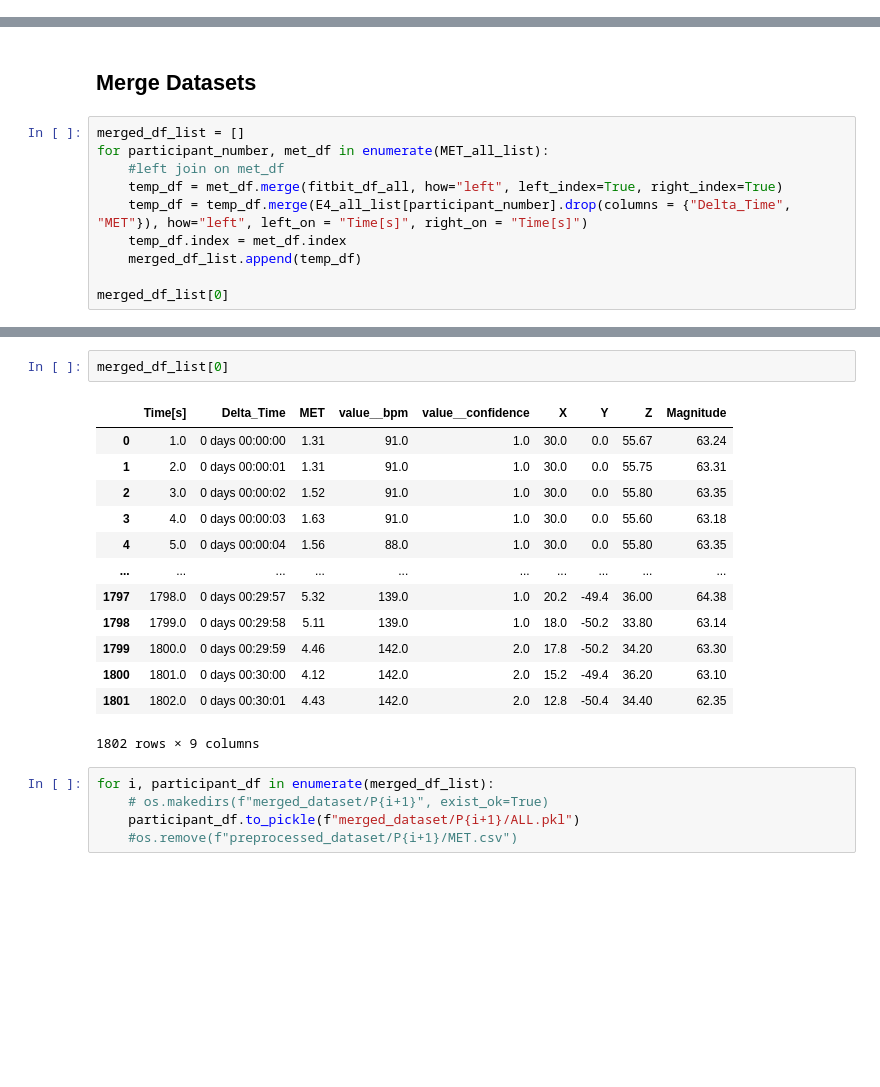
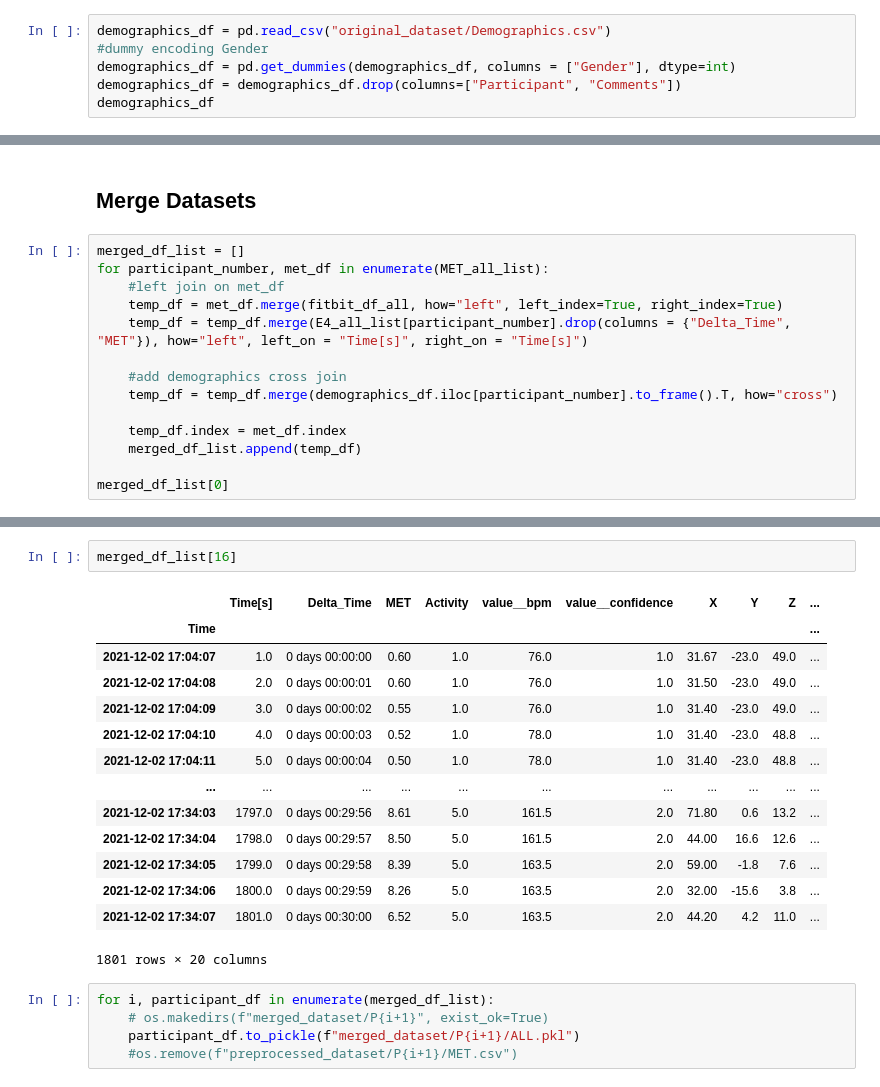
Before and after one commit to ConnorReed246/DataMiningProject, a Jupyter notebook: scripts/1_Preprocessing/Merge_Sensors.ipynb, the cells around one changed output, grey strips where cells are left out. Drawn from its saved outputs; the diff is of its cells as text; blank space fills up the shorter version.

Commit message:
added demographics and activity

```diff
--- a/scripts/1_Preprocessing/Merge_Sensors.ipynb
+++ b/scripts/1_Preprocessing/Merge_Sensors.ipynb
@@ -20,0 +38,6 @@ MET_all_list[1]
+# %%
+demographics_df = pd.read_csv("original_dataset/Demographics.csv")
+#dummy encoding Gender
+demographics_df = pd.get_dummies(demographics_df, columns = ["Gender"], dtype=int)
+demographics_df = demographics_df.drop(columns=["Participant", "Comments"])
+demographics_df
@@ -56,6 +113,10 @@ for participant_number, met_df in enumerate(MET_all_list):
     #left join on met_df
     temp_df = met_df.merge(fitbit_df_all, how="left", left_index=True, right_index=True)
     temp_df = temp_df.merge(E4_all_list[participant_number].drop(columns = {"Delta_Time", "MET"}), how="left", left_on = "Time[s]", right_on = "Time[s]")
+
+    #add demographics cross join
+    temp_df = temp_df.merge(demographics_df.iloc[participant_number].to_frame().T, how="cross")
+
     temp_df.index = met_df.index
     merged_df_list.append(temp_df)
 
@@ -78,19 +139,20 @@ merged_df_list[0]
 # %%
-merged_df_list[0]
+merged_df_list[16]
 # %% [output]
-|  | Time[s] | Delta_Time | MET | value__bpm | value__confidence | X | Y | Z | Magnitude |
-| 0 | 1.0 | 0 days 00:00:00 | 1.31 | 91.0 | 1.0 | 30.0 | 0.0 | 55.67 | 63.24 |
-| 1 | 2.0 | 0 days 00:00:01 | 1.31 | 91.0 | 1.0 | 30.0 | 0.0 | 55.75 | 63.31 |
-| 2 | 3.0 | 0 days 00:00:02 | 1.52 | 91.0 | 1.0 | 30.0 | 0.0 | 55.80 | 63.35 |
-| 3 | 4.0 | 0 days 00:00:03 | 1.63 | 91.0 | 1.0 | 30.0 | 0.0 | 55.60 | 63.18 |
-| 4 | 5.0 | 0 days 00:00:04 | 1.56 | 88.0 | 1.0 | 30.0 | 0.0 | 55.80 | 63.35 |
-| ... | ... | ... | ... | ... | ... | ... | ... | ... | ... |
-| 1797 | 1798.0 | 0 days 00:29:57 | 5.32 | 139.0 | 1.0 | 20.2 | -49.4 | 36.00 | 64.38 |
-| 1798 | 1799.0 | 0 days 00:29:58 | 5.11 | 139.0 | 1.0 | 18.0 | -50.2 | 33.80 | 63.14 |
-| 1799 | 1800.0 | 0 days 00:29:59 | 4.46 | 142.0 | 2.0 | 17.8 | -50.2 | 34.20 | 63.30 |
-| 1800 | 1801.0 | 0 days 00:30:00 | 4.12 | 142.0 | 2.0 | 15.2 | -49.4 | 36.20 | 63.10 |
-| 1801 | 1802.0 | 0 days 00:30:01 | 4.43 | 142.0 | 2.0 | 12.8 | -50.4 | 34.40 | 62.35 |
+|  | Time[s] | Delta_Time | MET | Activity | value__bpm | value__confidence | X | Y | Z | ... |
+| Time |  |  |  |  |  |  |  |  |  | ... |
+| 2021-12-02 17:04:07 | 1.0 | 0 days 00:00:00 | 0.60 | 1.0 | 76.0 | 1.0 | 31.67 | -23.0 | 49.0 | ... |
+| 2021-12-02 17:04:08 | 2.0 | 0 days 00:00:01 | 0.60 | 1.0 | 76.0 | 1.0 | 31.50 | -23.0 | 49.0 | ... |
+| 2021-12-02 17:04:09 | 3.0 | 0 days 00:00:02 | 0.55 | 1.0 | 76.0 | 1.0 | 31.40 | -23.0 | 49.0 | ... |
+| 2021-12-02 17:04:10 | 4.0 | 0 days 00:00:03 | 0.52 | 1.0 | 78.0 | 1.0 | 31.40 | -23.0 | 48.8 | ... |
+| 2021-12-02 17:04:11 | 5.0 | 0 days 00:00:04 | 0.50 | 1.0 | 78.0 | 1.0 | 31.40 | -23.0 | 48.8 | ... |
+| ... | ... | ... | ... | ... | ... | ... | ... | ... | ... | ... |
+| 2021-12-02 17:34:03 | 1797.0 | 0 days 00:29:56 | 8.61 | 5.0 | 161.5 | 2.0 | 71.80 | 0.6 | 13.2 | ... |
+| 2021-12-02 17:34:04 | 1798.0 | 0 days 00:29:57 | 8.50 | 5.0 | 161.5 | 2.0 | 44.00 | 16.6 | 12.6 | ... |
+| 2021-12-02 17:34:05 | 1799.0 | 0 days 00:29:58 | 8.39 | 5.0 | 163.5 | 2.0 | 59.00 | -1.8 | 7.6 | ... |
+| 2021-12-02 17:34:06 | 1800.0 | 0 days 00:29:59 | 8.26 | 5.0 | 163.5 | 2.0 | 32.00 | -15.6 | 3.8 | ... |
+| 2021-12-02 17:34:07 | 1801.0 | 0 days 00:30:00 | 6.52 | 5.0 | 163.5 | 2.0 | 44.20 | 4.2 | 11.0 | ... |
-1802 rows × 9 columns
+1801 rows × 20 columns
 # %%
 for i, participant_df in enumerate(merged_df_list):
     # os.makedirs(f"merged_dataset/P{i+1}", exist_ok=True)
```
Also changed, not shown: parts of 6 cells of this notebook, 36 other files.
